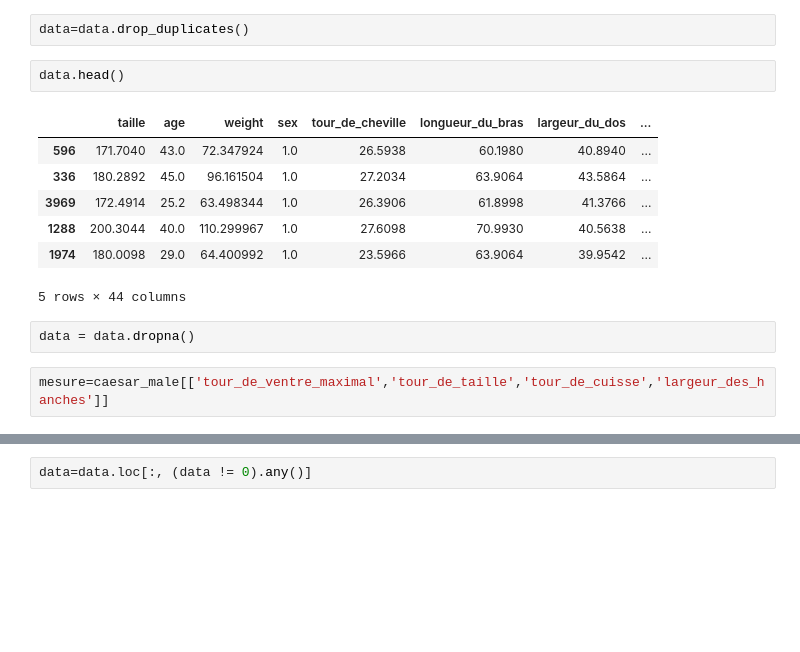
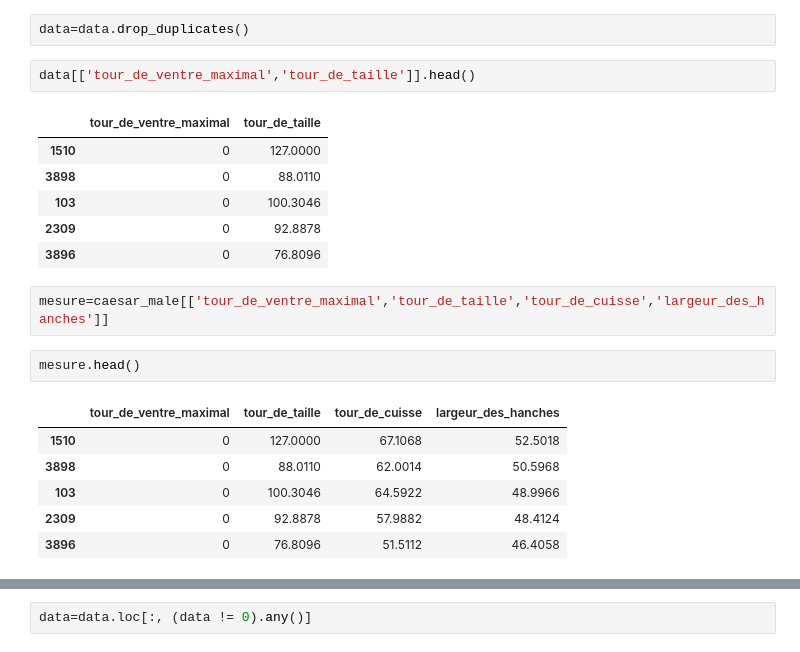
Before and after one commit to cosaques/biba-bop-stage-dataset, a Jupyter notebook: ML_caesar_new.ipynb, the cells around one changed output, grey strips where cells are left out. Cells and saved outputs as stored; diff of their text form; blank space fills up the shorter version.

```diff
--- a/ML_caesar_new.ipynb
+++ b/ML_caesar_new.ipynb
@@ -25,19 +25,25 @@ data.describe()
 # %%
 data=data.drop_duplicates()
 # %%
-data.head()
+data[['tour_de_ventre_maximal','tour_de_taille']].head()
 # %% [output]
-|  | taille | age | weight | sex | tour_de_cheville | longueur_du_bras | largeur_du_dos | ... |
-| 596 | 171.7040 | 43.0 | 72.347924 | 1.0 | 26.5938 | 60.1980 | 40.8940 | ... |
-| 336 | 180.2892 | 45.0 | 96.161504 | 1.0 | 27.2034 | 63.9064 | 43.5864 | ... |
-| 3969 | 172.4914 | 25.2 | 63.498344 | 1.0 | 26.3906 | 61.8998 | 41.3766 | ... |
-| 1288 | 200.3044 | 40.0 | 110.299967 | 1.0 | 27.6098 | 70.9930 | 40.5638 | ... |
-| 1974 | 180.0098 | 29.0 | 64.400992 | 1.0 | 23.5966 | 63.9064 | 39.9542 | ... |
+|  | tour_de_ventre_maximal | tour_de_taille |
+| 1510 | 0 | 127.0000 |
+| 3898 | 0 | 88.0110 |
+| 103 | 0 | 100.3046 |
+| 2309 | 0 | 92.8878 |
+| 3896 | 0 | 76.8096 |
-5 rows × 44 columns
-# %%
-data = data.dropna()
 # %%
 mesure=caesar_male[['tour_de_ventre_maximal','tour_de_taille','tour_de_cuisse','largeur_des_hanches']]
+# %%
+mesure.head()
+# %% [output]
+|  | tour_de_ventre_maximal | tour_de_taille | tour_de_cuisse | largeur_des_hanches |
+| 1510 | 0 | 127.0000 | 67.1068 | 52.5018 |
+| 3898 | 0 | 88.0110 | 62.0014 | 50.5968 |
+| 103 | 0 | 100.3046 | 64.5922 | 48.9966 |
+| 2309 | 0 | 92.8878 | 57.9882 | 48.4124 |
+| 3896 | 0 | 76.8096 | 51.5112 | 46.4058 |
 # %%
 import matplotlib.pyplot as plt
 # Plot Living area vs Sale price
```
Also changed, not shown: parts of 12 cells of this notebook, 7 other files.
